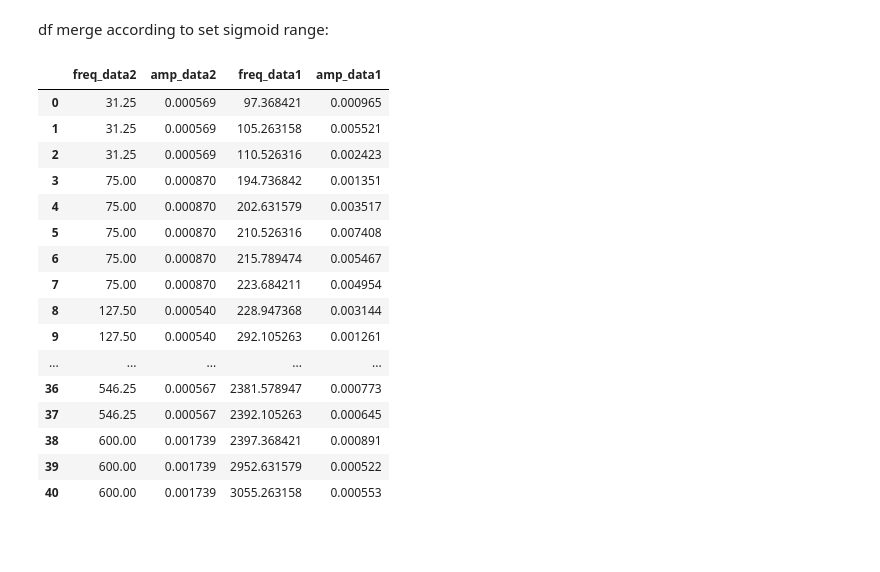
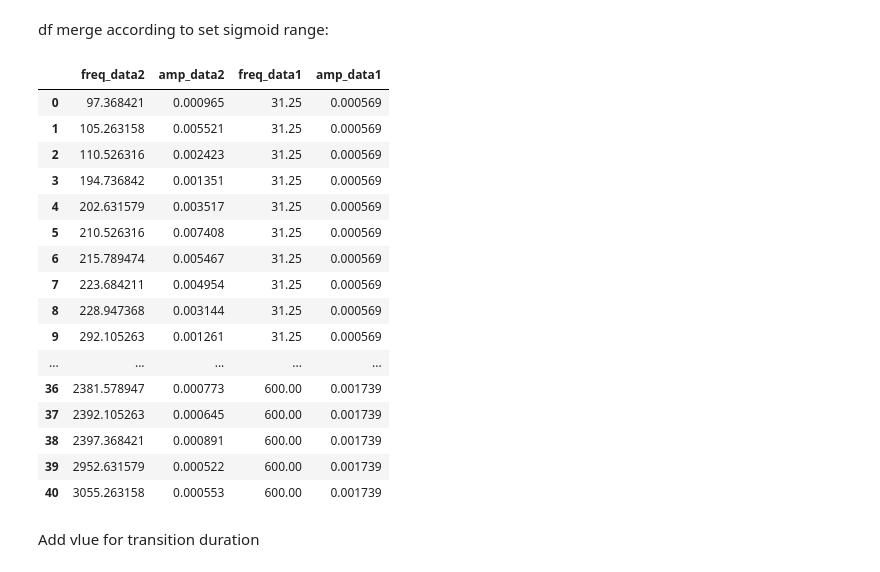
Before and after one commit to egorpol/audiospylt, a Jupyter notebook: 2df_merge.ipynb, the cells around one changed output. Cells and saved outputs as stored; diff of their text form; code cells hidden in the pictures; blank space fills up the shorter version.

```diff
--- a/2df_merge.ipynb
+++ b/2df_merge.ipynb
@@ -5,8 +5,8 @@ import pandas as pd
 
 #load data from TSV
 
-df1 = pd.read_csv('speech1.tsv', delimiter='\t')
-df2 = pd.read_csv('conga3.tsv', delimiter='\t')
+df1 = pd.read_csv('tsv/speech1.tsv', delimiter='\t')
+df2 = pd.read_csv('tsv/conga3.tsv', delimiter='\t')
 # %%
 from multiplotter import plot_scatter
 
@@ -68,7 +41,8 @@ def swap_columns(df, cols1, cols2):
     temp_df[cols2] = df[cols1]
     return temp_df
 
-# Make equal copies of the original DataFrames
+# Make equal copies of the original DataFram
+
 df1_equal = df1.copy()
 df2_equal = df2.copy()
 
@@ -86,11 +60,11 @@ repeat_counts = [len(df_more) // len(df_less) + (1 if x < len(df_more) % len(df_
 df_less_repeated = pd.DataFrame(np.repeat(df_less.values, repeat_counts, axis=0), columns=df_less.columns)
 
 # Create a new df for final result
-result_df = df_more.copy()
+result_equal = df_more.copy()
 
-# Add the repeated df_less values to result_df
-result_df['freq_data_less'] = df_less_repeated['freq_data_less']
-result_df['amp_data_less'] = df_less_repeated['amp_data_less']
+# Add the repeated df_less values to result_equal
+result_equal['freq_data_less'] = df_less_repeated['freq_data_less']
+result_equal['amp_data_less'] = df_less_repeated['amp_data_less']
 
 # Rename the columns in the final DataFrame
 column_mapping = {
@@ -100,17 +74,17 @@ column_mapping = {
     'amp_data_less': 'amp_data2'
 }
 
-result_df = result_df.rename(columns=column_mapping)
+result_equal = result_equal.rename(columns=column_mapping)
 
 # Set this to True if you want to swap the columns
-should_swap = True
+should_swap = False
 
 # Swap columns if needed
 if should_swap:
     cols_to_swap1 = ['freq_data1', 'amp_data1']
     cols_to_swap2 = ['freq_data2', 'amp_data2']
-    result_df = swap_columns(result_df, cols_to_swap1, cols_to_swap2)
+    result_equal = swap_columns(result_equal, cols_to_swap1, cols_to_swap2)
 
-display(result_df)
+display(result_equal)
 # %% [output]
 |  | freq_data1 | amp_data1 | freq_data2 | amp_data2 |
@@ -366,7 +340,7 @@ plt.show()
 df merge according to set sigmoid range:
 # %%
 # Set the sigmoid range
-sigmoid_range = 6.1 # Set this to control the range of the sigmoid function for df_sigmoid_less
+sigmoid_range = 1.37 # Set this to control the range of the sigmoid function for df_sigmoid_less
 
 # Generate a sigmoid distribution for df_sigmoid_less
 num_bins_df_less = df_sigmoid_less.shape[0]
@@ -386,49 +360,51 @@ df_more_values = [df_less_bins_to_values[min(df_less_bins_to_values.keys(), key=
 
 # Add these values to df_sigmoid_more
 df_sigmoid_more['freq_data_less'] = df_more_values
 df_sigmoid_more['amp_data_less'] = df_sigmoid_less.set_index('freq_data_less').loc[df_sigmoid_more['freq_data_less']]['amp_data_less'].values
 
 # Set this to True if you want to swap the columns
 should_swap = True
 
 # Define the final DataFrame
 result_sigmoid = df_sigmoid_more[['freq_data_less', 'amp_data_less', 'freq_data_more', 'amp_data_more']]
 
 # Swap columns if needed
 if should_swap:
     cols_to_swap1 = ['freq_data_less', 'amp_data_less']
     cols_to_swap2 = ['freq_data_more', 'amp_data_more']
     result_sigmoid = swap_columns(result_sigmoid, cols_to_swap1, cols_to_swap2)
 
 # Rename the columns in the final DataFrame
 column_mapping = {
     'freq_data_more': 'freq_data1',
     'amp_data_more': 'amp_data1',
     'freq_data_less': 'freq_data2',
     'amp_data_less': 'amp_data2'
 }
 
 result_sigmoid = result_sigmoid.rename(columns=column_mapping)
 
 display(result_sigmoid)
 # %% [output]
 |  | freq_data2 | amp_data2 | freq_data1 | amp_data1 |
-| 0 | 31.25 | 0.000569 | 97.368421 | 0.000965 |
-| 1 | 31.25 | 0.000569 | 105.263158 | 0.005521 |
-| 2 | 31.25 | 0.000569 | 110.526316 | 0.002423 |
-| 3 | 75.00 | 0.000870 | 194.736842 | 0.001351 |
-| 4 | 75.00 | 0.000870 | 202.631579 | 0.003517 |
-| 5 | 75.00 | 0.000870 | 210.526316 | 0.007408 |
-| 6 | 75.00 | 0.000870 | 215.789474 | 0.005467 |
-| 7 | 75.00 | 0.000870 | 223.684211 | 0.004954 |
-| 8 | 127.50 | 0.000540 | 228.947368 | 0.003144 |
-| 9 | 127.50 | 0.000540 | 292.105263 | 0.001261 |
+| 0 | 97.368421 | 0.000965 | 31.25 | 0.000569 |
+| 1 | 105.263158 | 0.005521 | 31.25 | 0.000569 |
+| 2 | 110.526316 | 0.002423 | 31.25 | 0.000569 |
+| 3 | 194.736842 | 0.001351 | 31.25 | 0.000569 |
+| 4 | 202.631579 | 0.003517 | 31.25 | 0.000569 |
+| 5 | 210.526316 | 0.007408 | 31.25 | 0.000569 |
+| 6 | 215.789474 | 0.005467 | 31.25 | 0.000569 |
+| 7 | 223.684211 | 0.004954 | 31.25 | 0.000569 |
+| 8 | 228.947368 | 0.003144 | 31.25 | 0.000569 |
+| 9 | 292.105263 | 0.001261 | 31.25 | 0.000569 |
 | ... | ... | ... | ... | ... |
-| 36 | 546.25 | 0.000567 | 2381.578947 | 0.000773 |
-| 37 | 546.25 | 0.000567 | 2392.105263 | 0.000645 |
-| 38 | 600.00 | 0.001739 | 2397.368421 | 0.000891 |
-| 39 | 600.00 | 0.001739 | 2952.631579 | 0.000522 |
-| 40 | 600.00 | 0.001739 | 3055.263158 | 0.000553 |
+| 36 | 2381.578947 | 0.000773 | 600.00 | 0.001739 |
+| 37 | 2392.105263 | 0.000645 | 600.00 | 0.001739 |
+| 38 | 2397.368421 | 0.000891 | 600.00 | 0.001739 |
+| 39 | 2952.631579 | 0.000522 | 600.00 | 0.001739 |
+| 40 | 3055.263158 | 0.000553 | 600.00 | 0.001739 |
+# %% [markdown]
+Add vlue for transition duration
 # %%
 import pandas as pd
 import numpy as np
```
Also changed, not shown: parts of 5 cells of this notebook, 10 other files.
